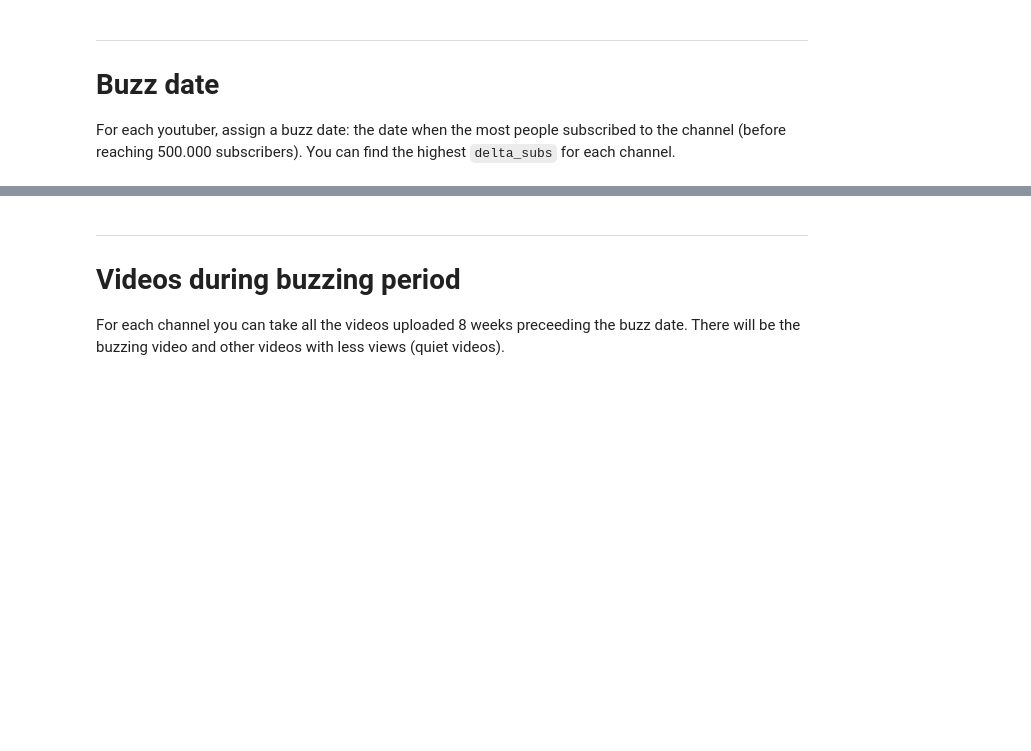
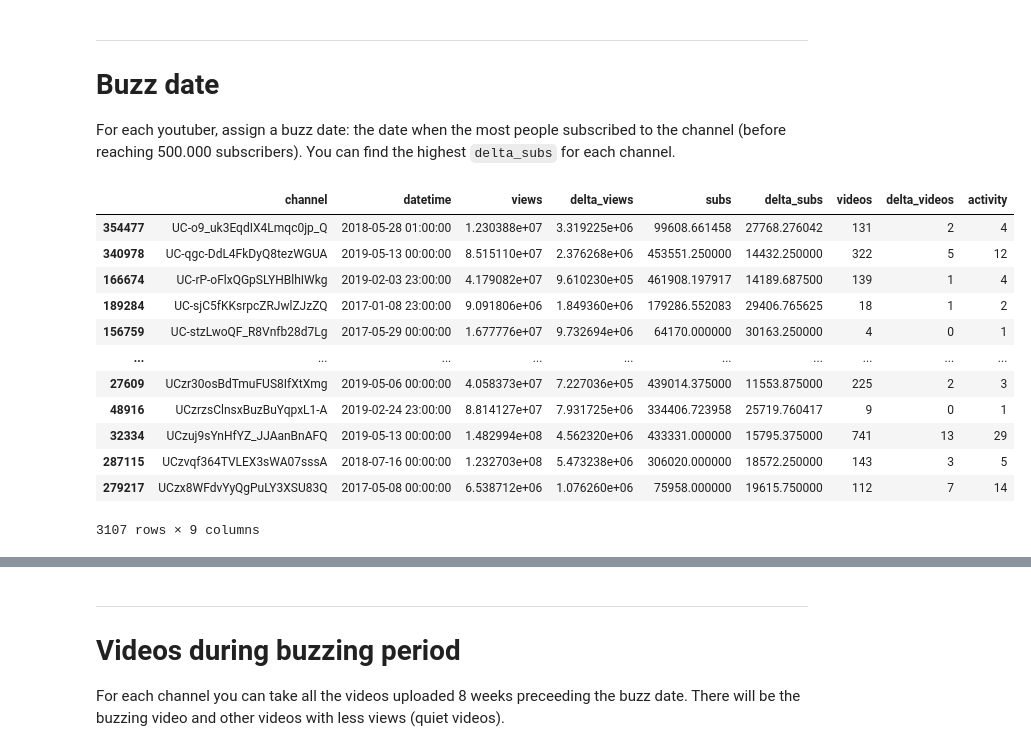
Before and after one commit to epfl-ada/ada-2022-project-croquemadame, a Jupyter notebook: P2.ipynb, the cells around one changed output, grey strips where cells are left out. Saved outputs shown, nothing was run; the diff lists cells and outputs as text; code cells hidden in the pictures; blank space fills up the shorter version.

```diff
--- a/P2.ipynb
+++ b/P2.ipynb
@@ -132,4 +132,19 @@ ytb.head()
 # Buzz date
 For each youtuber, assign a buzz date: the date when the most people subscribed to the channel (before reaching 500.000 subscribers). You can find the highest <code>delta_subs</code> for each channel.
 # %%
-buzz_timeseries = buzz_videos.loc[buzz_videos.groupby(['channel'])["view_count"].idxmax()]
+buzz_timeseries = s_timeseries.loc[s_timeseries[s_timeseries['subs'] < 500000].groupby(['channel'])["delta_subs"].idxmax()]
+buzz_timeseries
+# %% [output]
+|  | channel | datetime | views | delta_views | subs | delta_subs | videos | delta_videos | activity |
+| 354477 | UC-o9_uk3EqdIX4Lmqc0jp_Q | 2018-05-28 01:00:00 | 1.230388e+07 | 3.319225e+06 | 99608.661458 | 27768.276042 | 131 | 2 | 4 |
+| 340978 | UC-qgc-DdL4FkDyQ8tezWGUA | 2019-05-13 00:00:00 | 8.515110e+07 | 2.376268e+06 | 453551.250000 | 14432.250000 | 322 | 5 | 12 |
+| 166674 | UC-rP-oFlxQGpSLYHBlhIWkg | 2019-02-03 23:00:00 | 4.179082e+07 | 9.610230e+05 | 461908.197917 | 14189.687500 | 139 | 1 | 4 |
+| 189284 | UC-sjC5fKKsrpcZRJwlZJzZQ | 2017-01-08 23:00:00 | 9.091806e+06 | 1.849360e+06 | 179286.552083 | 29406.765625 | 18 | 1 | 2 |
+| 156759 | UC-stzLwoQF_R8Vnfb28d7Lg | 2017-05-29 00:00:00 | 1.677776e+07 | 9.732694e+06 | 64170.000000 | 30163.250000 | 4 | 0 | 1 |
+| ... | ... | ... | ... | ... | ... | ... | ... | ... | ... |
+| 27609 | UCzr30osBdTmuFUS8IfXtXmg | 2019-05-06 00:00:00 | 4.058373e+07 | 7.227036e+05 | 439014.375000 | 11553.875000 | 225 | 2 | 3 |
+| 48916 | UCzrzsClnsxBuzBuYqpxL1-A | 2019-02-24 23:00:00 | 8.814127e+07 | 7.931725e+06 | 334406.723958 | 25719.760417 | 9 | 0 | 1 |
+| 32334 | UCzuj9sYnHfYZ_JJAanBnAFQ | 2019-05-13 00:00:00 | 1.482994e+08 | 4.562320e+06 | 433331.000000 | 15795.375000 | 741 | 13 | 29 |
+| 287115 | UCzvqf364TVLEX3sWA07sssA | 2018-07-16 00:00:00 | 1.232703e+08 | 5.473238e+06 | 306020.000000 | 18572.250000 | 143 | 3 | 5 |
+| 279217 | UCzx8WFdvYyQgPuLY3XSU83Q | 2017-05-08 00:00:00 | 6.538712e+06 | 1.076260e+06 | 75958.000000 | 19615.750000 | 112 | 7 | 14 |
+3107 rows × 9 columns
```
Also changed, not shown: parts of 3 cells of this notebook, 1 other file.
